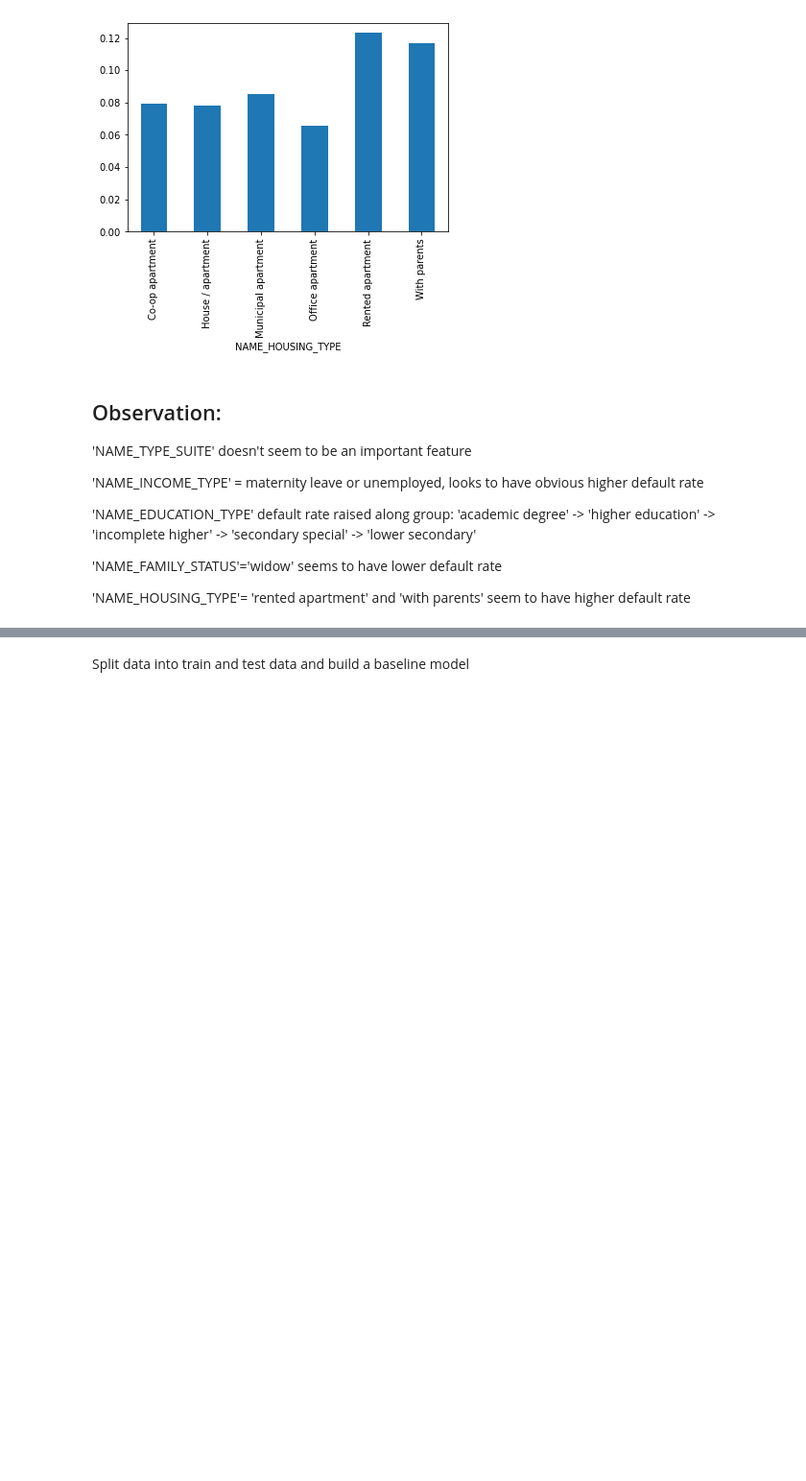
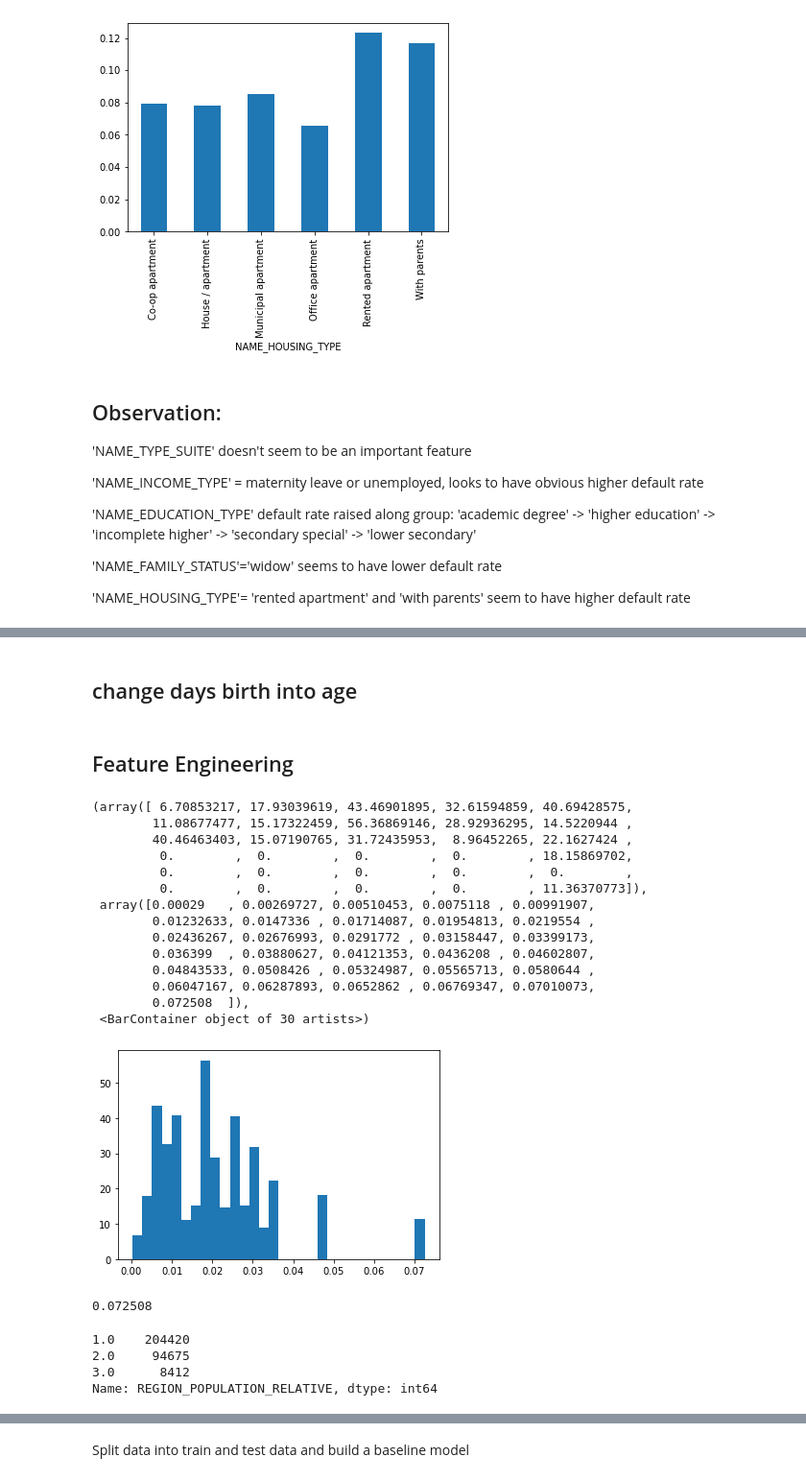
Before and after one commit to JasZeng/Home-Credit-Loan-Default-Rate-Prediction, a Jupyter notebook: HomeCredit_Project.ipynb, the cells around one changed output, grey strips where cells are left out. Shown at 96% size. Saved outputs shown, nothing was run; the diff lists cells and outputs as text; code cells hidden in the pictures; blank space fills up the shorter version.

```diff
--- a/HomeCredit_Project.ipynb
+++ b/HomeCredit_Project.ipynb
@@ -2,4 +2,9 @@
 import pandas as pd
 import numpy as np
 # %%
-client_df=pd.read_csv("/Users/jaszeng/Desktop/Metis/Classification/application_train.csv")
+client=pd.read_csv("/Users/jaszeng/Desktop/Metis/Classification/application_train.csv")
+client_bureau=pd.read_csv("/Users/jaszeng/Desktop/Metis/Classification/bureau.csv")
+# %%
+client_bureau=client_bureau[['SK_ID_CURR','AMT_CREDIT_SUM','AMT_CREDIT_SUM_DEBT']].groupby('SK_ID_CURR').agg(['sum'])
+client_bureau.columns = client_bureau.columns.droplevel(1)
+client_bureau.head()
@@ -5,0 +19,2 @@ client_df=pd.read_csv("/Users/jaszeng/Desktop/Metis/Classification/application_t
+# %%
+client_df=pd.merge(client,client_bureau,left_on="SK_ID_CURR",right_index=True,how="left")
@@ -226,0 +250,7 @@ client_df2['With parents']=client_df2['With parents'].astype('int')
+# %% [markdown]
+## change days birth into age
+# %%
+client_df2['AGE']=client_df2['DAYS_BIRTH']/365
+client_df2=client_df2.drop(columns=['DAYS_BIRTH'])
+# %% [markdown]
+## Feature Engineering
@@ -226,0 +259,22 @@ client_df2['With parents']=client_df2['With parents'].astype('int')
+# %%
+plt.hist(client_df2['REGION_POPULATION_RELATIVE'], density=True, bins=30)
+# %% [output]
+(array([ 6.70853217, 17.93039619, 43.46901895, 32.61594859, 40.69428575,
+        11.08677477, 15.17322459, 56.36869146, 28.92936295, 14.5220944 ,
+        40.46463403, 15.07190765, 31.72435953,  8.96452265, 22.1627424 ,
+         0.        ,  0.        ,  0.        ,  0.        , 18.15869702,
+         0.        ,  0.        ,  0.        ,  0.        ,  0.        ,
+         0.        ,  0.        ,  0.        ,  0.        , 11.36370773]),
+ array([0.00029   , 0.00269727, 0.00510453, 0.0075118 , 0.00991907,
+        0.01232633, 0.0147336 , 0.01714087, 0.01954813, 0.0219554 ,
+        0.02436267, 0.02676993, 0.0291772 , 0.03158447, 0.03399173,
+        0.036399  , 0.03880627, 0.04121353, 0.0436208 , 0.04602807,
+        0.04843533, 0.0508426 , 0.05324987, 0.05565713, 0.0580644 ,
+        0.06047167, 0.06287893, 0.0652862 , 0.06769347, 0.07010073,
+        0.072508  ]),
+ <BarContainer object of 30 artists>)
+[figure, added]
+# %%
+max(client_df2['REGION_POPULATION_RELATIVE'])
+# %% [output]
+0.072508
@@ -226,0 +285,7 @@ client_df2['With parents']=client_df2['With parents'].astype('int')
+# %%
+client_df2['REGION_POPULATION_RELATIVE'].value_counts()
+# %% [output]
+1.0    204420
+2.0     94675
+3.0      8412
+Name: REGION_POPULATION_RELATIVE, dtype: int64
```
Also changed, not shown: parts of 81 cells of this notebook.
